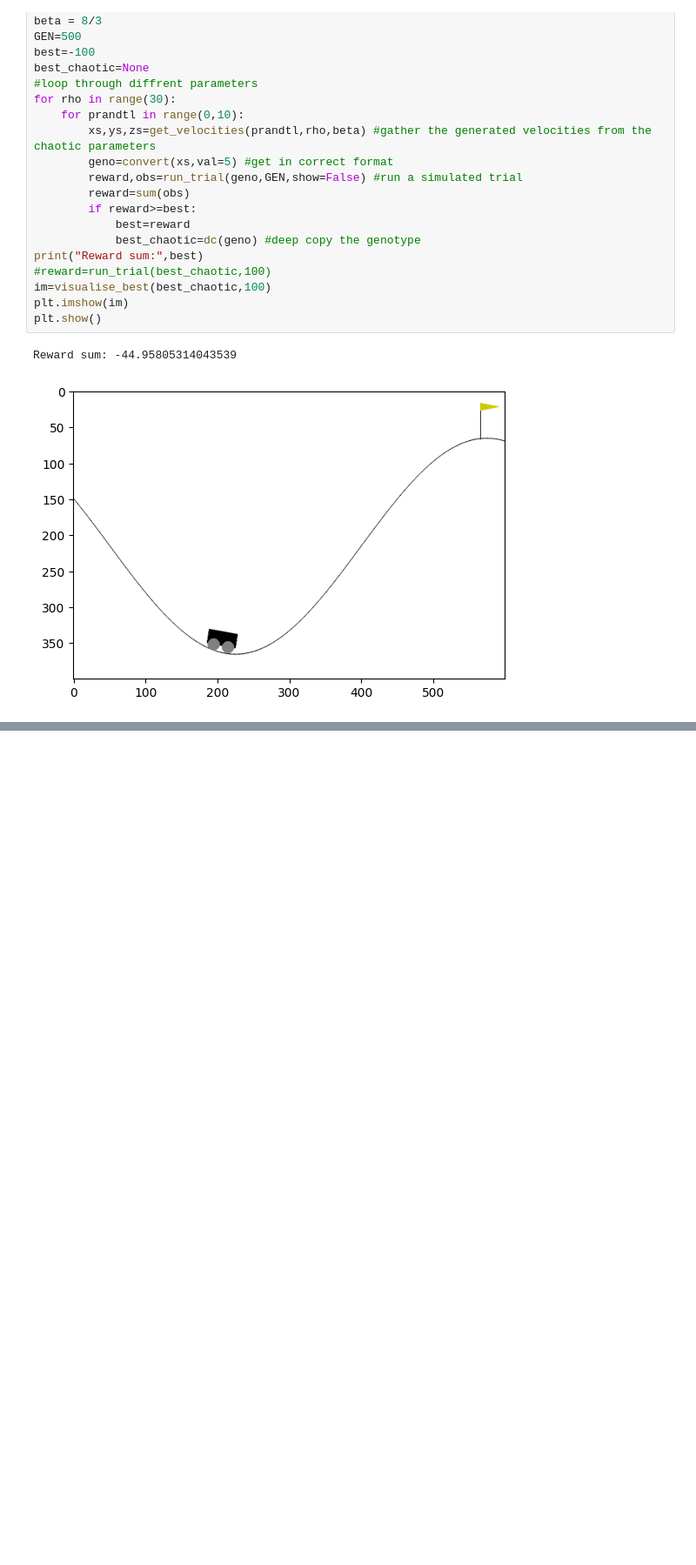
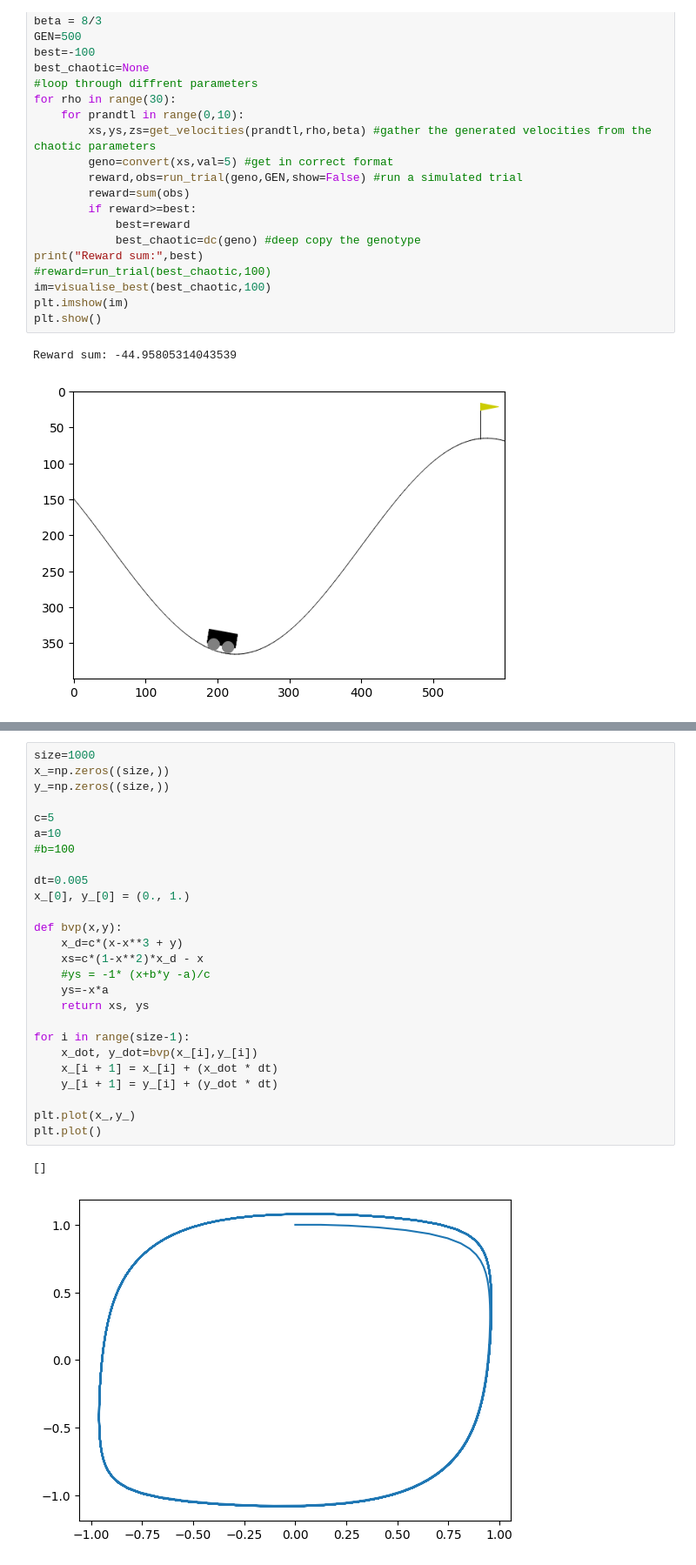
Before and after one commit to shepai/Chaos-Robotics, a Jupyter notebook: Simulation/OpenAIGym/open_ai_example.ipynb, the cells around one changed output, grey strips where cells are left out. Shown at 87% size. Drawn from its saved outputs; the diff is of its cells as text; blank space fills up the shorter version.

```diff
--- a/Simulation/OpenAIGym/open_ai_example.ipynb
+++ b/Simulation/OpenAIGym/open_ai_example.ipynb
@@ -305,0 +316,29 @@ Reward sum: -44.95805314043539
+# %%
+size=1000
+x_=np.zeros((size,))
+y_=np.zeros((size,))
+
+c=5
+a=10
+#b=100
+
+dt=0.005
+x_[0], y_[0] = (0., 1.)
+
+def bvp(x,y):
+    x_d=c*(x-x**3 + y)
+    xs=c*(1-x**2)*x_d - x
+    #ys = -1* (x+b*y -a)/c
+    ys=-x*a
+    return xs, ys
+
+for i in range(size-1):
+    x_dot, y_dot=bvp(x_[i],y_[i])
+    x_[i + 1] = x_[i] + (x_dot * dt)
+    y_[i + 1] = y_[i] + (y_dot * dt)
+
+plt.plot(x_,y_)
+plt.plot()
+# %% [output]
+[]
+[figure, added]
```
Also changed, not shown: parts of 1 cell of this notebook, 3 other files.
